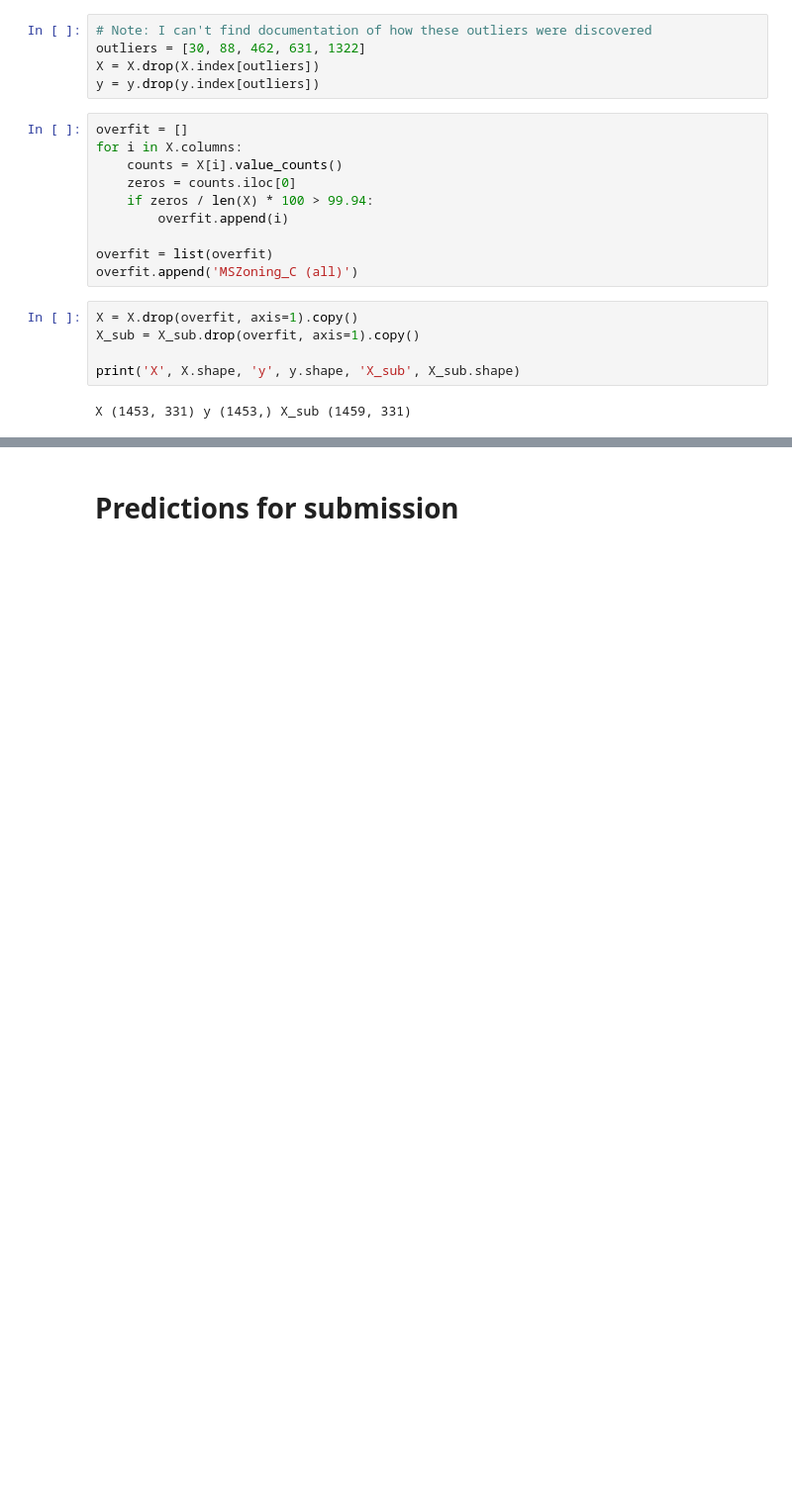
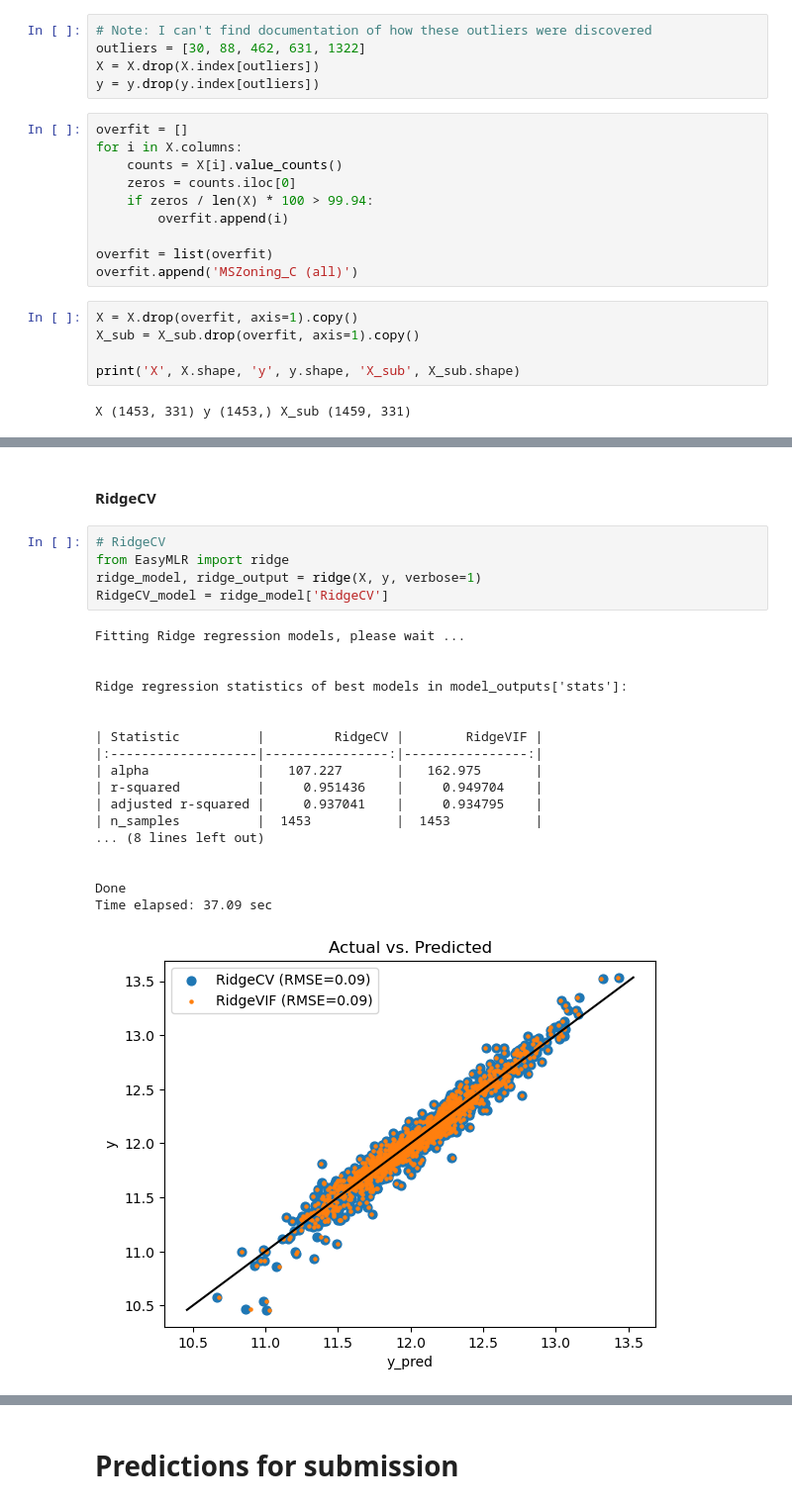
Before and after one commit to gjpelletier/stepAIC, a Jupyter notebook: Example_kaggle_house_prices.ipynb, the cells around one changed output, grey strips where cells are left out. Shown at 99% size. Saved outputs shown, nothing was run; the diff lists cells and outputs as text; blank space fills up the shorter version.

```diff
--- a/Example_kaggle_house_prices.ipynb
+++ b/Example_kaggle_house_prices.ipynb
@@ -274,0 +268,26 @@ Time elapsed: 435.44 sec
+# %% [markdown]
+#### RidgeCV
+# %%
+# RidgeCV
+from EasyMLR import ridge
+ridge_model, ridge_output = ridge(X, y, verbose=1)
+RidgeCV_model = ridge_model['RidgeCV']
+# %% [output]
+Fitting Ridge regression models, please wait ...
+
+
+Ridge regression statistics of best models in model_outputs['stats']:
+
+
+| Statistic          |         RidgeCV |        RidgeVIF |
+|:-------------------|----------------:|----------------:|
+| alpha              |   107.227       |   162.975       |
+| r-squared          |     0.951436    |     0.949704    |
+| adjusted r-squared |     0.937041    |     0.934795    |
+| n_samples          |  1453           |  1453           |
+... (8 lines left out)
+
+
+Done
+Time elapsed: 37.09 sec
+[figure, added]
```
Also changed, not shown: parts of 39 cells of this notebook.
